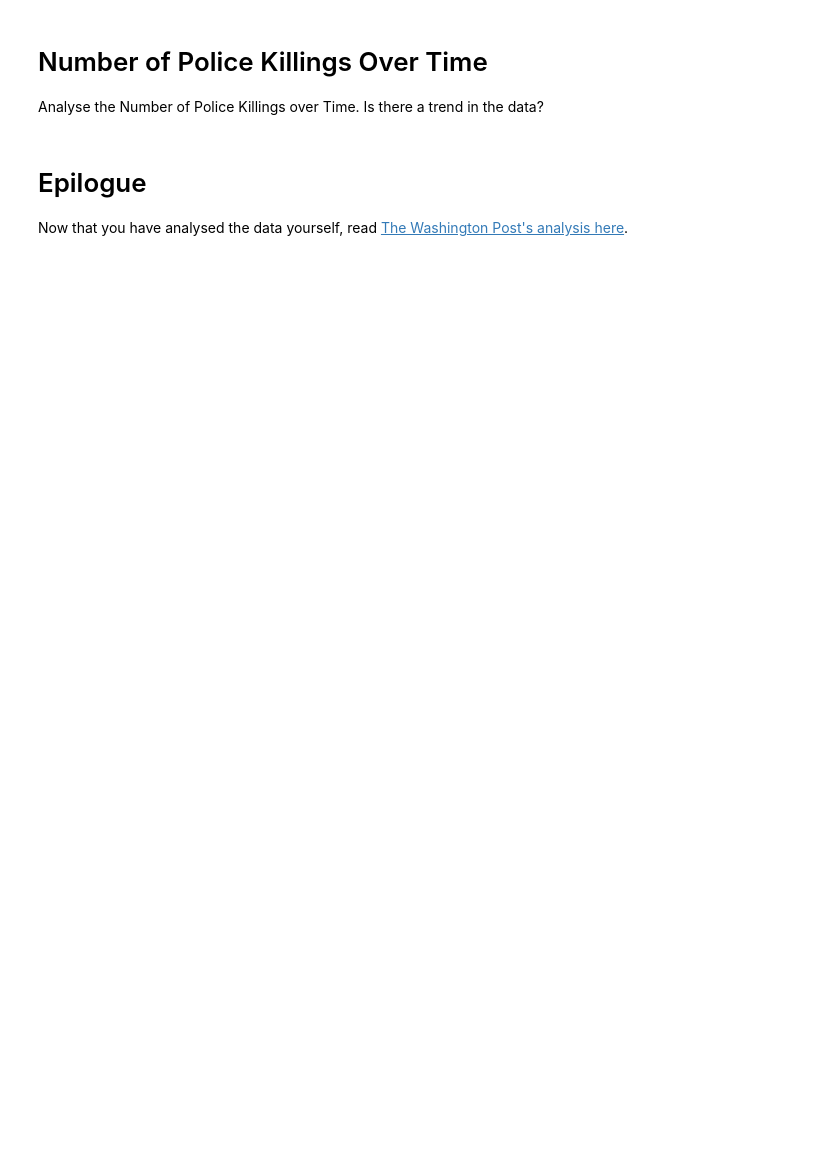
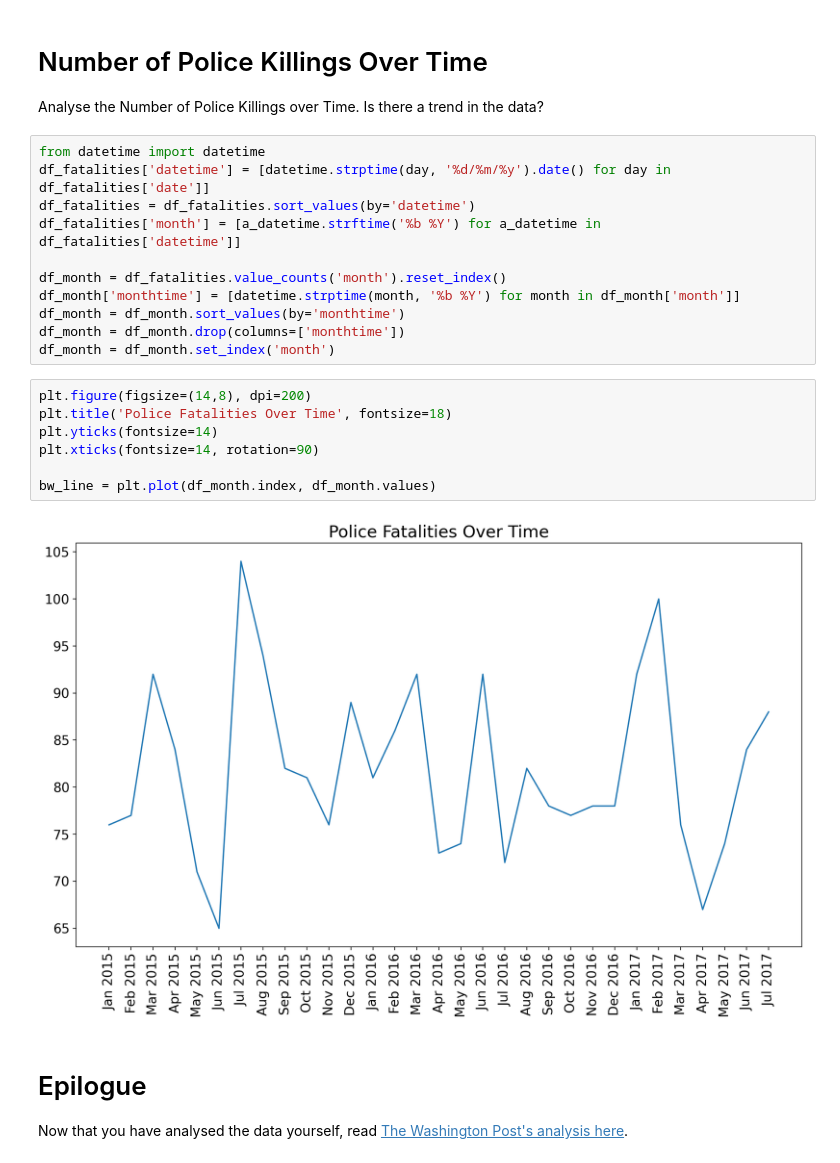
Before and after one commit to tomweinandy/100DaysOfCode, a Jupyter notebook: Projects/Day099/Fatal_Force.ipynb, the cells around one changed output. Cells and saved outputs as stored; diff of their text form; blank space fills up the shorter version.

```diff
--- a/Projects/Day099/Fatal_Force.ipynb
+++ b/Projects/Day099/Fatal_Force.ipynb
@@ -896,6 +919,26 @@ Which states are the most dangerous? Compare your map with your previous chart.
 # Number of Police Killings Over Time
 
 Analyse the Number of Police Killings over Time. Is there a trend in the data?
+# %%
+from datetime import datetime
+df_fatalities['datetime'] = [datetime.strptime(day, '%d/%m/%y').date() for day in df_fatalities['date']]
+df_fatalities = df_fatalities.sort_values(by='datetime')
+df_fatalities['month'] = [a_datetime.strftime('%b %Y') for a_datetime in df_fatalities['datetime']]
+
+df_month = df_fatalities.value_counts('month').reset_index()
+df_month['monthtime'] = [datetime.strptime(month, '%b %Y') for month in df_month['month']]
+df_month = df_month.sort_values(by='monthtime')
+df_month = df_month.drop(columns=['monthtime'])
+df_month = df_month.set_index('month')
+# %%
+plt.figure(figsize=(14,8), dpi=200)
+plt.title('Police Fatalities Over Time', fontsize=18)
+plt.yticks(fontsize=14)
+plt.xticks(fontsize=14, rotation=90)
+
+bw_line = plt.plot(df_month.index, df_month.values)
+# %% [output]
+[figure, added]
 # %% [markdown]
 # Epilogue
 
```
Also changed, not shown: parts of 6 cells of this notebook, 1 other file.
